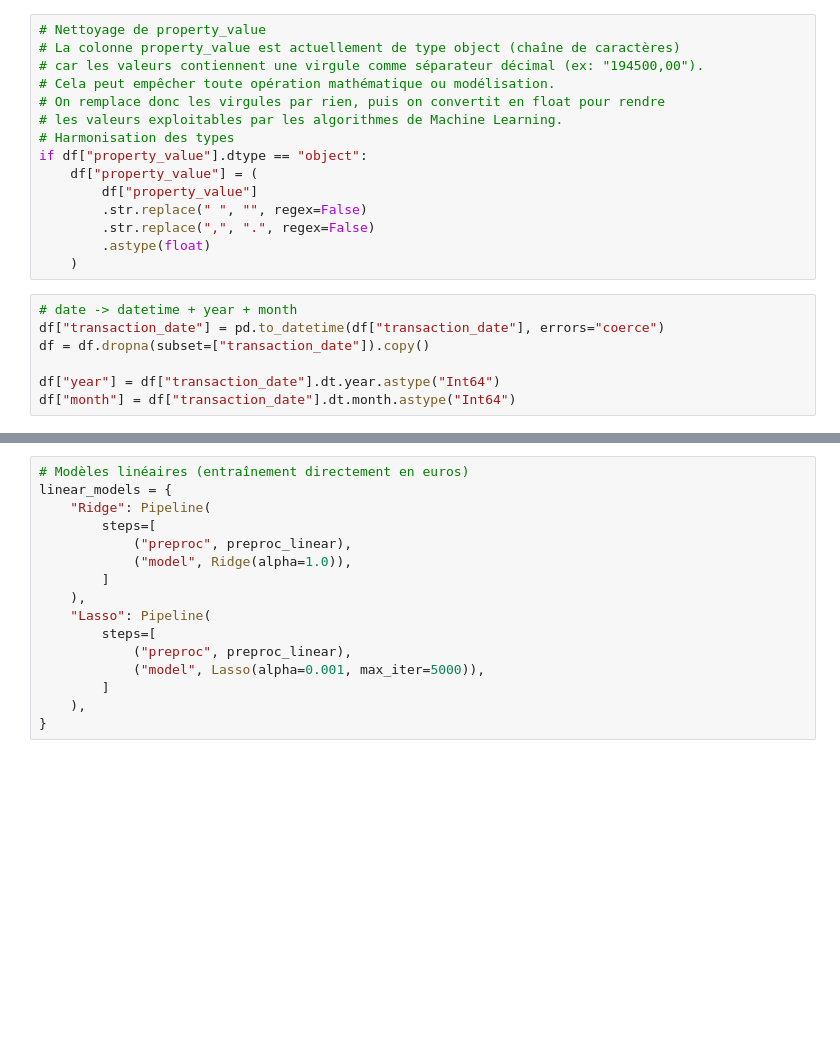
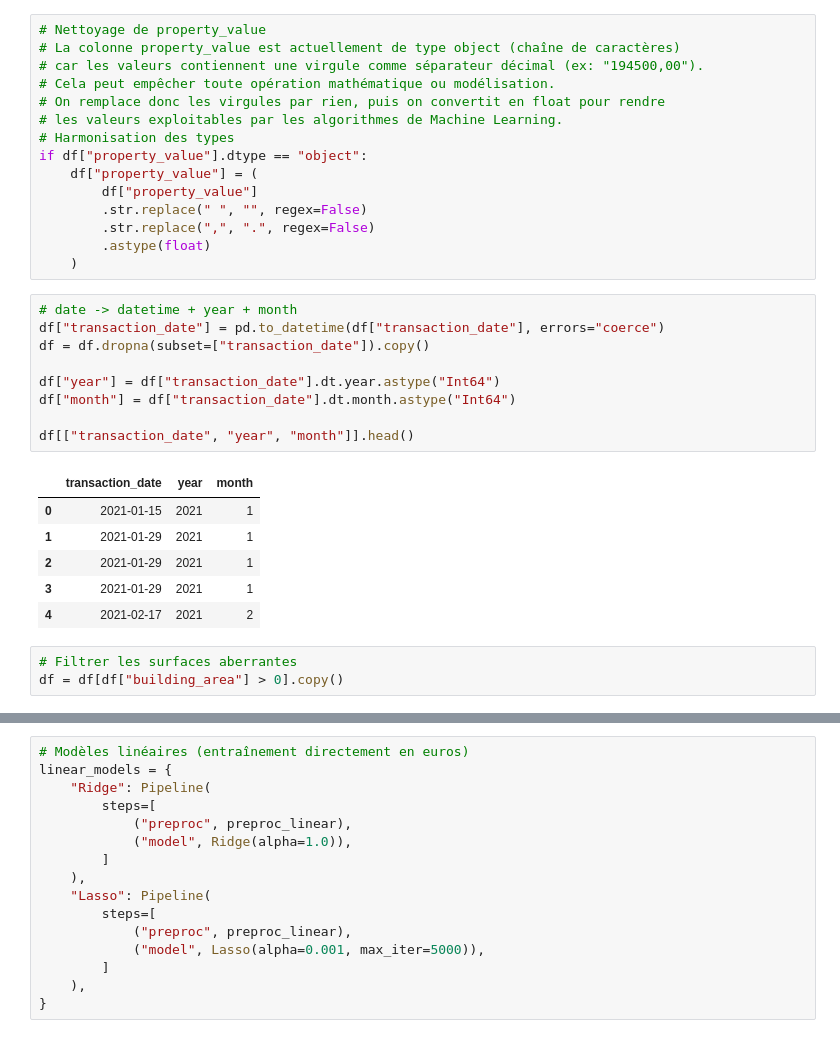
Before and after one commit to NicolasCollin/gpd-m2sep-france-property-insight, a Jupyter notebook: notebooks/Gradient_boost_model.ipynb, the cells around one changed output, grey strips where cells are left out. Drawn from its saved outputs; the diff is of its cells as text; blank space fills up the shorter version.

```diff
--- a/notebooks/Gradient_boost_model.ipynb
+++ b/notebooks/Gradient_boost_model.ipynb
@@ -77,10 +79,22 @@ if df["property_value"].dtype == "object":
 # %%
 # date -> datetime + year + month
 df["transaction_date"] = pd.to_datetime(df["transaction_date"], errors="coerce")
 df = df.dropna(subset=["transaction_date"]).copy()
 
 df["year"] = df["transaction_date"].dt.year.astype("Int64")
 df["month"] = df["transaction_date"].dt.month.astype("Int64")
+
+df[["transaction_date", "year", "month"]].head()
+# %% [output]
+|  | transaction_date | year | month |
+| 0 | 2021-01-15 | 2021 | 1 |
+| 1 | 2021-01-29 | 2021 | 1 |
+| 2 | 2021-01-29 | 2021 | 1 |
+| 3 | 2021-01-29 | 2021 | 1 |
+| 4 | 2021-02-17 | 2021 | 2 |
+# %%
+# Filtrer les surfaces aberrantes
+df = df[df["building_area"] > 0].copy()
 # %%
 # Nettoyage simple des outliers
 # limiter l’influence des transactions ultra-chères qui tirent les erreurs vers le haut.
```
Also changed, not shown: parts of 52 cells of this notebook, 2 other files.
